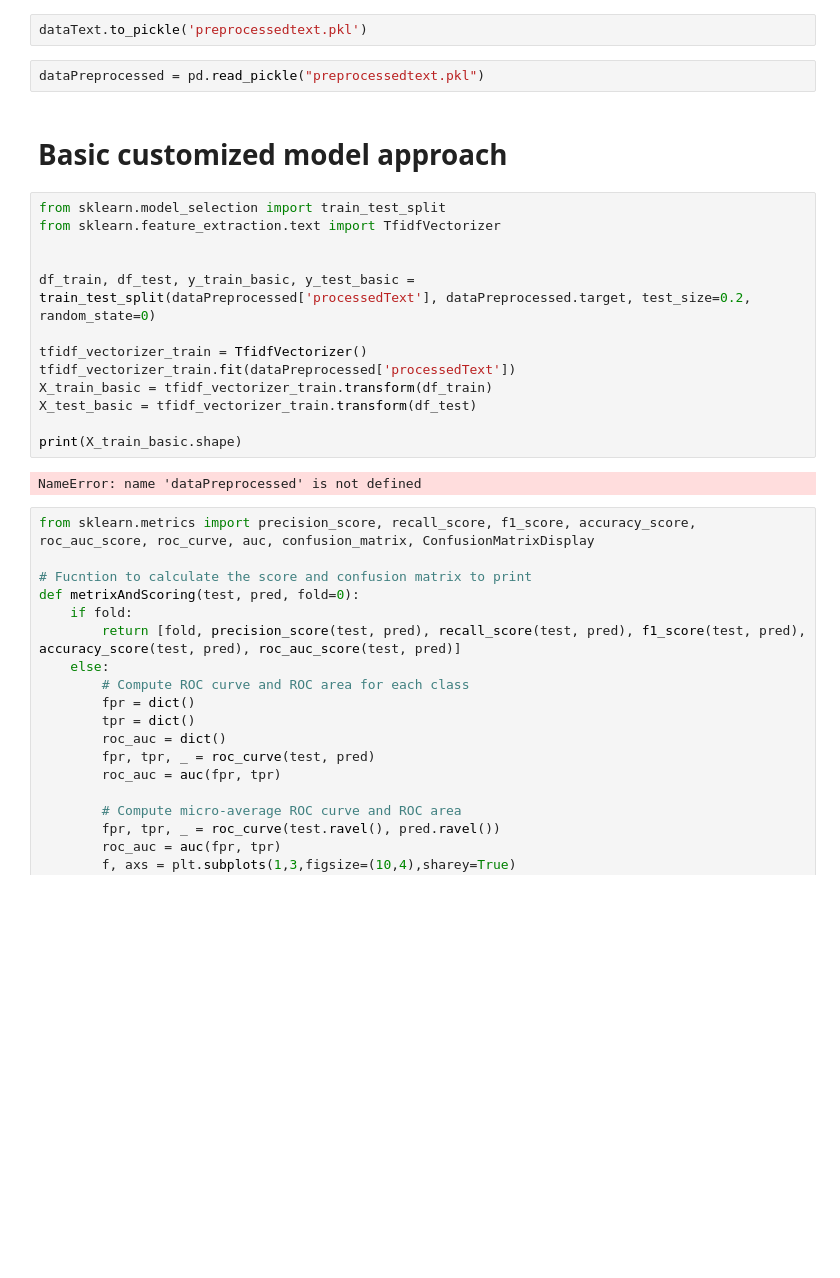
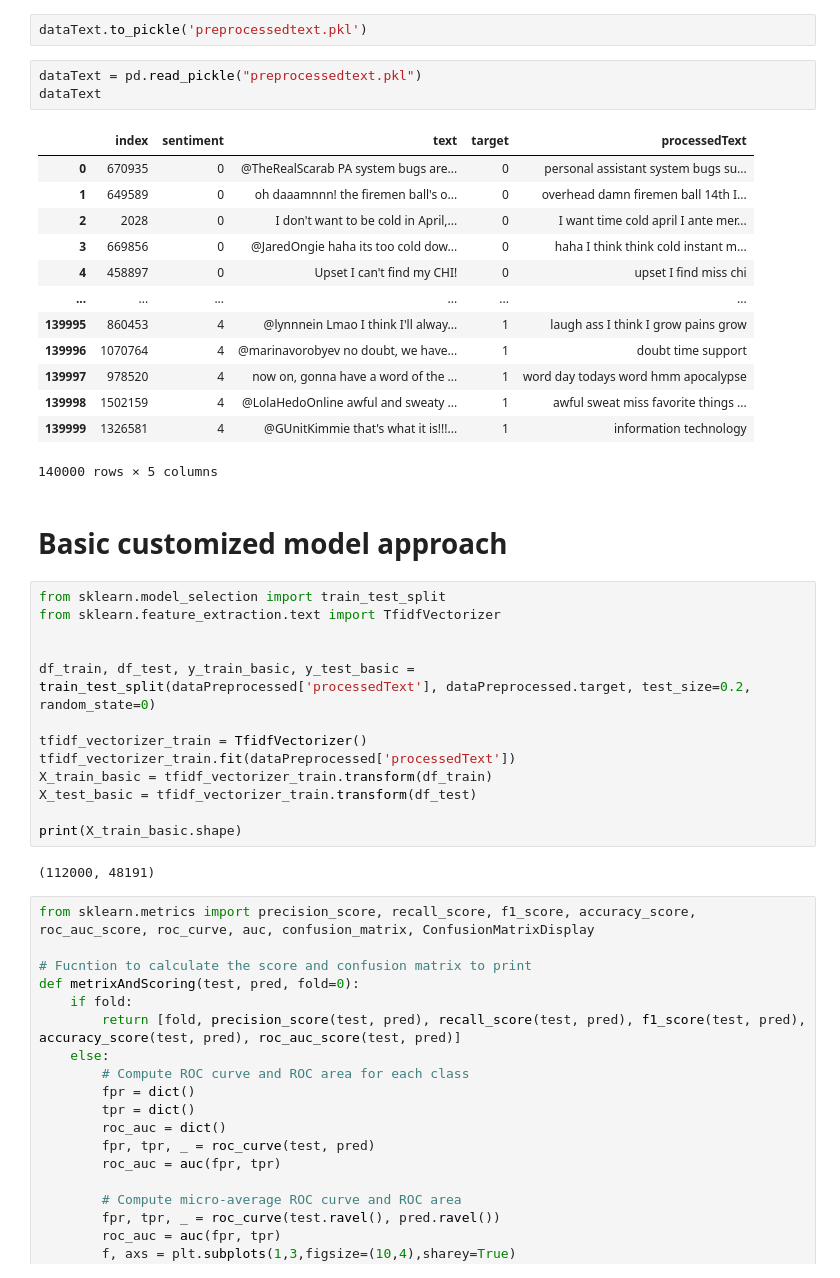
Before and after one commit to XSong1024/CS5344, a Jupyter notebook: sentiment-analysis.ipynb, the cells around one changed output. Saved outputs shown, nothing was run; the diff lists cells and outputs as text; blank space fills up the shorter version.

```diff
--- a/sentiment-analysis.ipynb
+++ b/sentiment-analysis.ipynb
@@ -225,7 +155,22 @@ plt.show()
 # %%
 dataText.to_pickle('preprocessedtext.pkl')
 # %%
-dataPreprocessed = pd.read_pickle("preprocessedtext.pkl")
+dataText = pd.read_pickle("preprocessedtext.pkl")
+dataText
+# %% [output]
+|  | index | sentiment | text | target | processedText |
+| 0 | 670935 | 0 | @TheRealScarab PA system bugs are... | 0 | personal assistant system bugs su... |
+| 1 | 649589 | 0 | oh daaamnnn! the firemen ball's o... | 0 | overhead damn firemen ball 14th I... |
+| 2 | 2028 | 0 | I don't want to be cold in April,... | 0 | I want time cold april I ante mer... |
+| 3 | 669856 | 0 | @JaredOngie haha its too cold dow... | 0 | haha I think think cold instant m... |
+| 4 | 458897 | 0 | Upset I can't find my CHI! | 0 | upset I find miss chi |
+| ... | ... | ... | ... | ... | ... |
+| 139995 | 860453 | 4 | @lynnnein Lmao I think I'll alway... | 1 | laugh ass I think I grow pains grow |
+| 139996 | 1070764 | 4 | @marinavorobyev no doubt, we have... | 1 | doubt time support |
+| 139997 | 978520 | 4 | now on, gonna have a word of the ... | 1 | word day todays word hmm apocalypse |
+| 139998 | 1502159 | 4 | @LolaHedoOnline awful and sweaty ... | 1 | awful sweat miss favorite things ... |
+| 139999 | 1326581 | 4 | @GUnitKimmie that's what it is!!!... | 1 | information technology |
+140000 rows × 5 columns
 # %% [markdown]
 # Basic customized model approach
 # %%
@@ -242,7 +187,7 @@ X_test_basic = tfidf_vectorizer_train.transform(df_test)
 
 print(X_train_basic.shape)
 # %% [output]
-NameError: name 'dataPreprocessed' is not defined
+(112000, 48191)
 # %%
 from sklearn.metrics import precision_score, recall_score, f1_score, accuracy_score, roc_auc_score, roc_curve, auc, confusion_matrix, ConfusionMatrixDisplay
 
```
Also changed, not shown: parts of 12 cells of this notebook, 1 other file.
